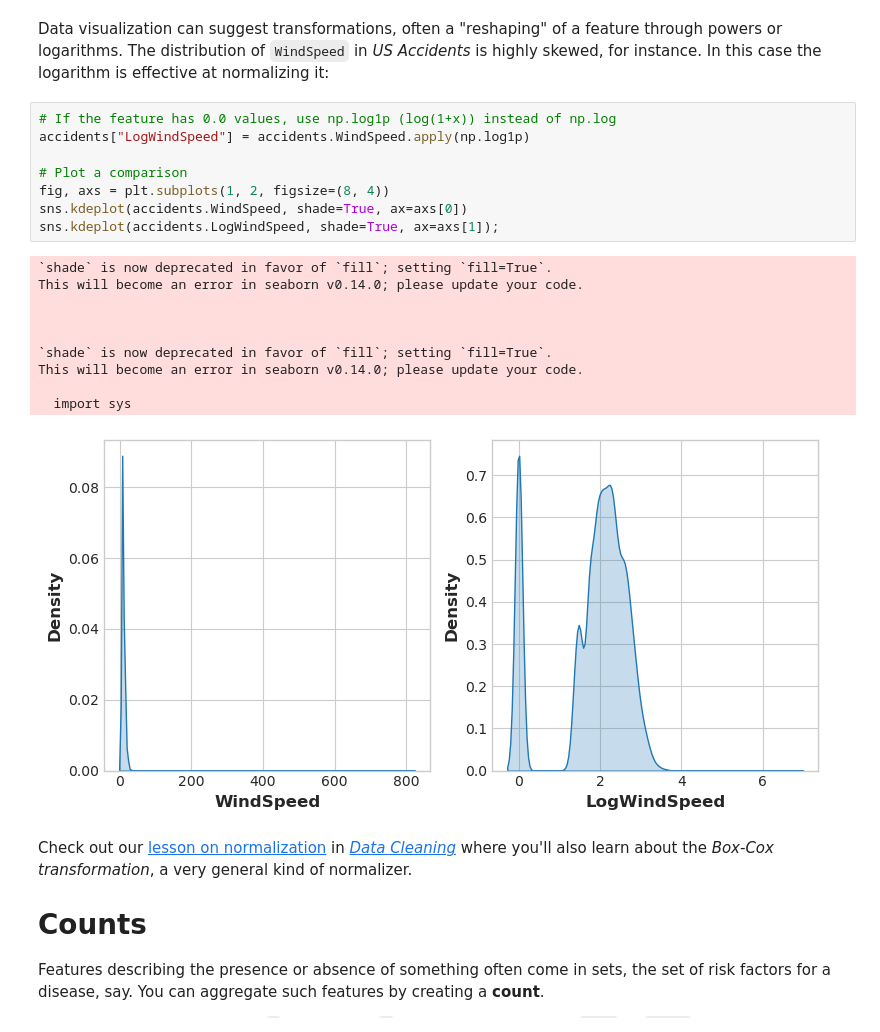
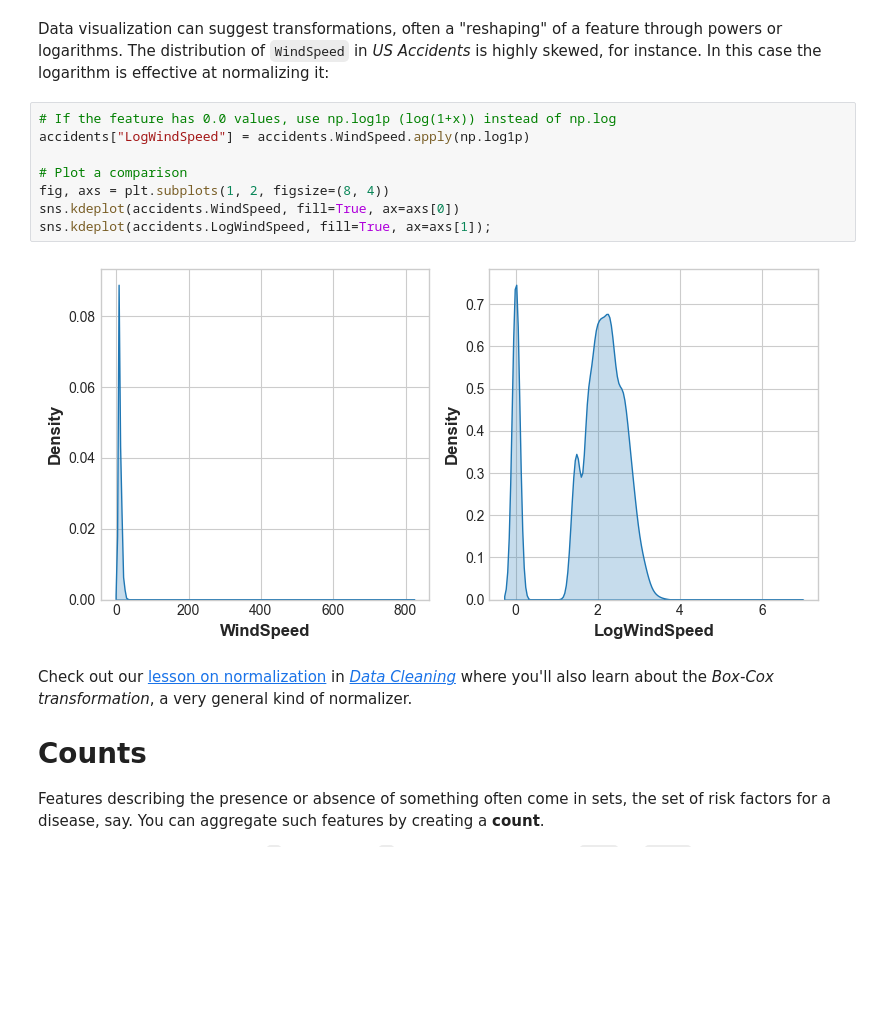
Before and after one commit to ramadhanridho16/Kaggle_Feature-Engineering, a Jupyter notebook: c_creating-features.ipynb, the cells around one changed output. Drawn from its saved outputs; the diff is of its cells as text; blank space fills up the shorter version.

```diff
--- a/c_creating-features.ipynb
+++ b/c_creating-features.ipynb
@@ -64,22 +87,13 @@ Data visualization can suggest transformations, often a "reshaping" of a feature
 # %%
 # If the feature has 0.0 values, use np.log1p (log(1+x)) instead of np.log
 accidents["LogWindSpeed"] = accidents.WindSpeed.apply(np.log1p)
 
 # Plot a comparison
 fig, axs = plt.subplots(1, 2, figsize=(8, 4))
-sns.kdeplot(accidents.WindSpeed, shade=True, ax=axs[0])
-sns.kdeplot(accidents.LogWindSpeed, shade=True, ax=axs[1]);
+sns.kdeplot(accidents.WindSpeed, fill=True, ax=axs[0])
+sns.kdeplot(accidents.LogWindSpeed, fill=True, ax=axs[1]);
 # %% [output]
-`shade` is now deprecated in favor of `fill`; setting `fill=True`.
-This will become an error in seaborn v0.14.0; please update your code.
-
-
-
-`shade` is now deprecated in favor of `fill`; setting `fill=True`.
-This will become an error in seaborn v0.14.0; please update your code.
-
-  import sys
-[figure, old version]
+[figure, new version]
 # %% [markdown]
 Check out our [lesson on normalization](https://www.kaggle.com/alexisbcook/scaling-and-normalization) in [*Data Cleaning*](https://www.kaggle.com/learn/data-cleaning) where you'll also learn about the *Box-Cox transformation*, a very general kind of normalizer.
 
```
Also changed, not shown: parts of 14 cells of this notebook, 1 other file.
